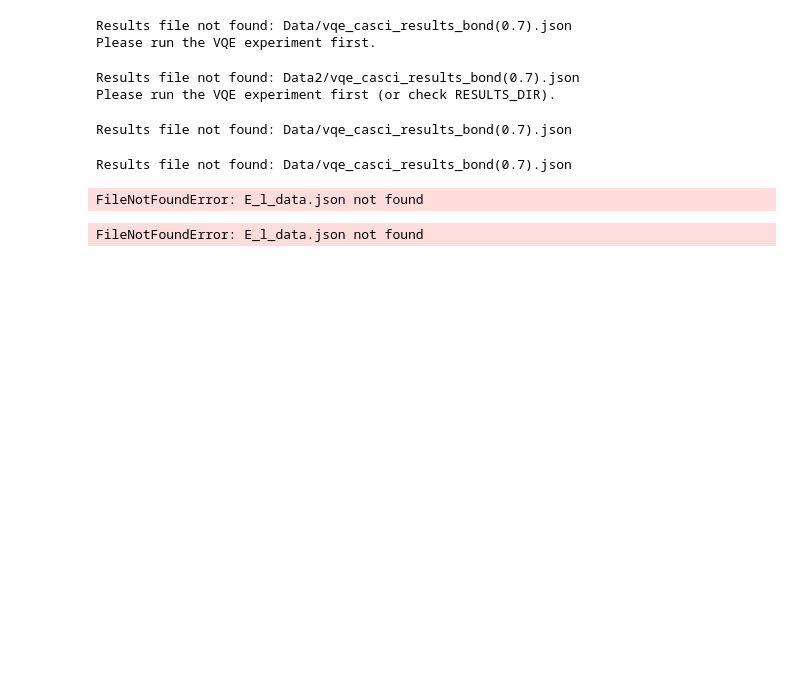
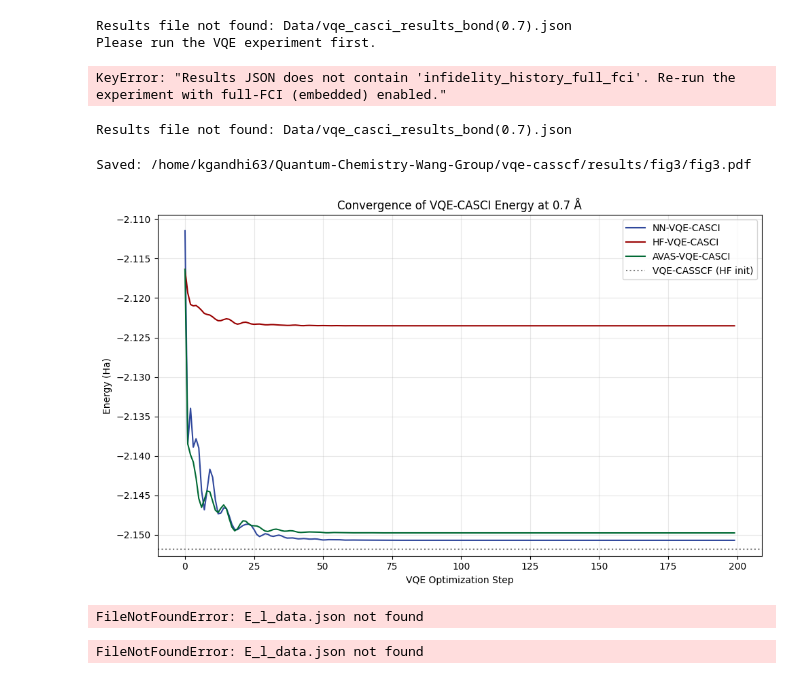
Before and after one commit to He-Wenhao/vqe-casscf, a Jupyter notebook: results/fig3/Plotting.ipynb, the cells around one changed output. Drawn from its saved outputs; the diff is of its cells as text; code cells hidden in the pictures; blank space fills up the shorter version.

```diff
--- a/results/fig3/Plotting.ipynb
+++ b/results/fig3/Plotting.ipynb
@@ -76,7 +76,7 @@ import matplotlib.pyplot as plt
 from pathlib import Path
 
 BOND_LENGTH = 0.7
-RESULTS_DIR = "Data2"  # embedded results directory
+RESULTS_DIR = "/home/kgandhi63/Quantum-Chemistry-Wang-Group/vqe-casscf/results/fig3/Data"  # embedded results directory
 
 def load_results(bond_length, results_dir=RESULTS_DIR):
     filename = Path(results_dir) / f"vqe_casci_results_bond({bond_length}).json"
@@ -172,14 +172,13 @@ def plot_figure_3_full_fci(bond_length=BOND_LENGTH):
 if __name__ == "__main__":
     plot_figure_3_full_fci(bond_length=BOND_LENGTH)
 # %% [output]
-Results file not found: Data2/vqe_casci_results_bond(0.7).json
-Please run the VQE experiment first (or check RESULTS_DIR).
+KeyError: "Results JSON does not contain 'infidelity_history_full_fci'. Re-run the experiment with full-FCI (embedded) enabled."
 # %%
 import json
 import matplotlib.pyplot as plt
 from pathlib import Path
 
-def load_results(bond_length, results_dir="Data"):
+def load_results(bond_length, results_dir="/home/kgandhi63/Quantum-Chemistry-Wang-Group/vqe-casscf/results/fig3/Data"):
     filename = Path(results_dir) / f"vqe_casci_results_bond({bond_length}).json"
     if not filename.exists():
         print(f"Results file not found: {filename}")
@@ -243,8 +242,8 @@ import json
 import matplotlib.pyplot as plt
 from pathlib import Path
 
-HF_NN_DIR = Path("Data")   # original HF/NN VQE-CASCI results
-AVAS_DIR  = Path("Data3")  # AVAS VQE-CASCI results
+HF_NN_DIR = Path("/home/kgandhi63/Quantum-Chemistry-Wang-Group/vqe-casscf/results/fig3/Data")   # original HF/NN VQE-CASCI results
+AVAS_DIR  = Path("/home/kgandhi63/Quantum-Chemistry-Wang-Group/vqe-casscf/results/fig3/Data3")  # AVAS VQE-CASCI results
 
 def load_results(bond_length, results_dir=HF_NN_DIR):
     filename = Path(results_dir) / f"vqe_casci_results_bond({bond_length}).json"
@@ -254,7 +253,7 @@ def load_results(bond_length, results_dir=HF_NN_DIR):
     with open(filename, "r") as f:
         return json.load(f)
 
-def load_vqe_casscf_energy(bond_length, path="../VQE-CASSCF/vqe_casscf_hf_energies.json"):
+def load_vqe_casscf_energy(bond_length, path="/home/kgandhi63/Quantum-Chemistry-Wang-Group/vqe-casscf/results/VQE-CASSCF/vqe_casscf_hf_energies.json"):
 
     jf = Path(path)
     if not jf.exists():
@@ -320,42 +319,43 @@ def plot_convergence_curve(bond_length=0.7, results_dir=HF_NN_DIR, avas_results_
     plt.figure(figsize=(10, 6))
 
     # NN- and HF-based CASCI
-    plt.plot(steps, energy_nn, label="NN-VQE-CASCI", color="blue")
-    plt.plot(steps, energy_hf, label="HF-VQE-CASCI", color="red")
+    plt.plot(steps, energy_nn, label="NN-VQE-CASCI", color=(48/255, 72/255, 156/255))
+    plt.plot(steps, energy_hf, label="HF-VQE-CASCI", color=(153/255, 0/255, 0/255))
 
     # AVAS-based CASCI, if we actually found a history
     if energy_avas:
         x_avas = avas_steps if avas_steps is not None else list(range(len(energy_avas)))
-        plt.plot(x_avas, energy_avas, label="AVAS-VQE-CASCI", color="green")
+        plt.plot(x_avas, energy_avas, label="AVAS-VQE-CASCI", color=(0/255, 105/255, 52/255))
 
     # VQE-CASSCF reference line
     if e_vqe_casscf is not None:
         plt.axhline(
             e_vqe_casscf,
             linestyle=":",
             color="gray",
             label="VQE-CASSCF (HF init)"
         )
 
     plt.xlabel("VQE Optimization Step")
     plt.ylabel("Energy (Ha)")
     plt.title(f"Convergence of VQE-CASCI Energy at {bond_length} Å")
     plt.legend()
     plt.grid(True, alpha=0.3)
     plt.tight_layout()
 
     if save:
-        out_path = f"vqe_casci_convergence_{bond_length}A.pdf"
-        plt.savefig(out_path, metadata={"TextAsShapes": False})
+        out_path = f"/home/kgandhi63/Quantum-Chemistry-Wang-Group/vqe-casscf/results/fig3/fig3.pdf"
+        plt.savefig(out_path)
         print(f"Saved: {out_path}")
 
     plt.show()
 
 
 if __name__ == "__main__":
     plot_convergence_curve(bond_length=0.7, results_dir=HF_NN_DIR, avas_results_dir=AVAS_DIR, save=True)
 # %% [output]
-Results file not found: Data/vqe_casci_results_bond(0.7).json
+Saved: /home/kgandhi63/Quantum-Chemistry-Wang-Group/vqe-casscf/results/fig3/fig3.pdf
+[figure, added]
 # %%
 import json
 from pathlib import Path
```
Also changed, not shown: 7 other files.
